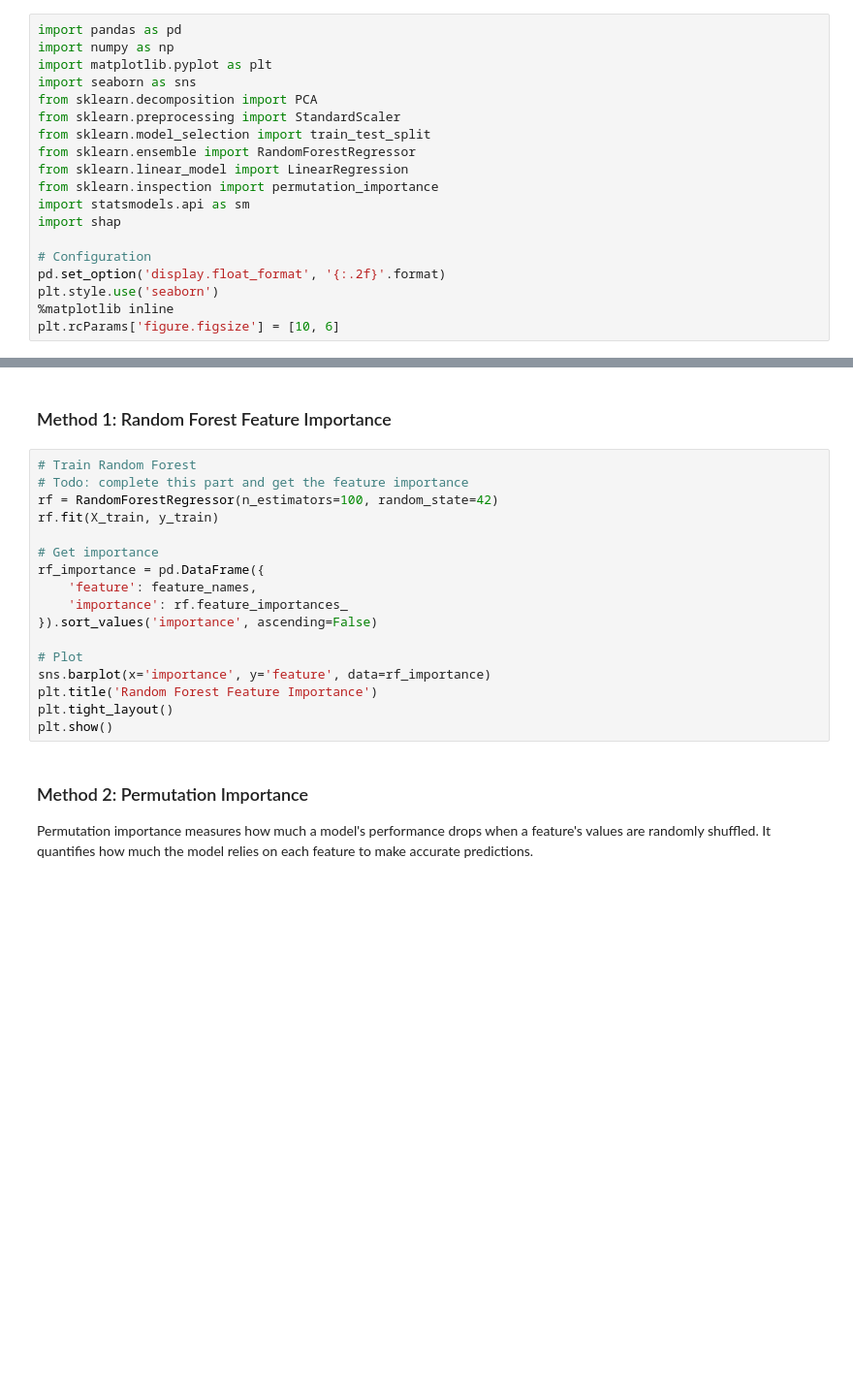
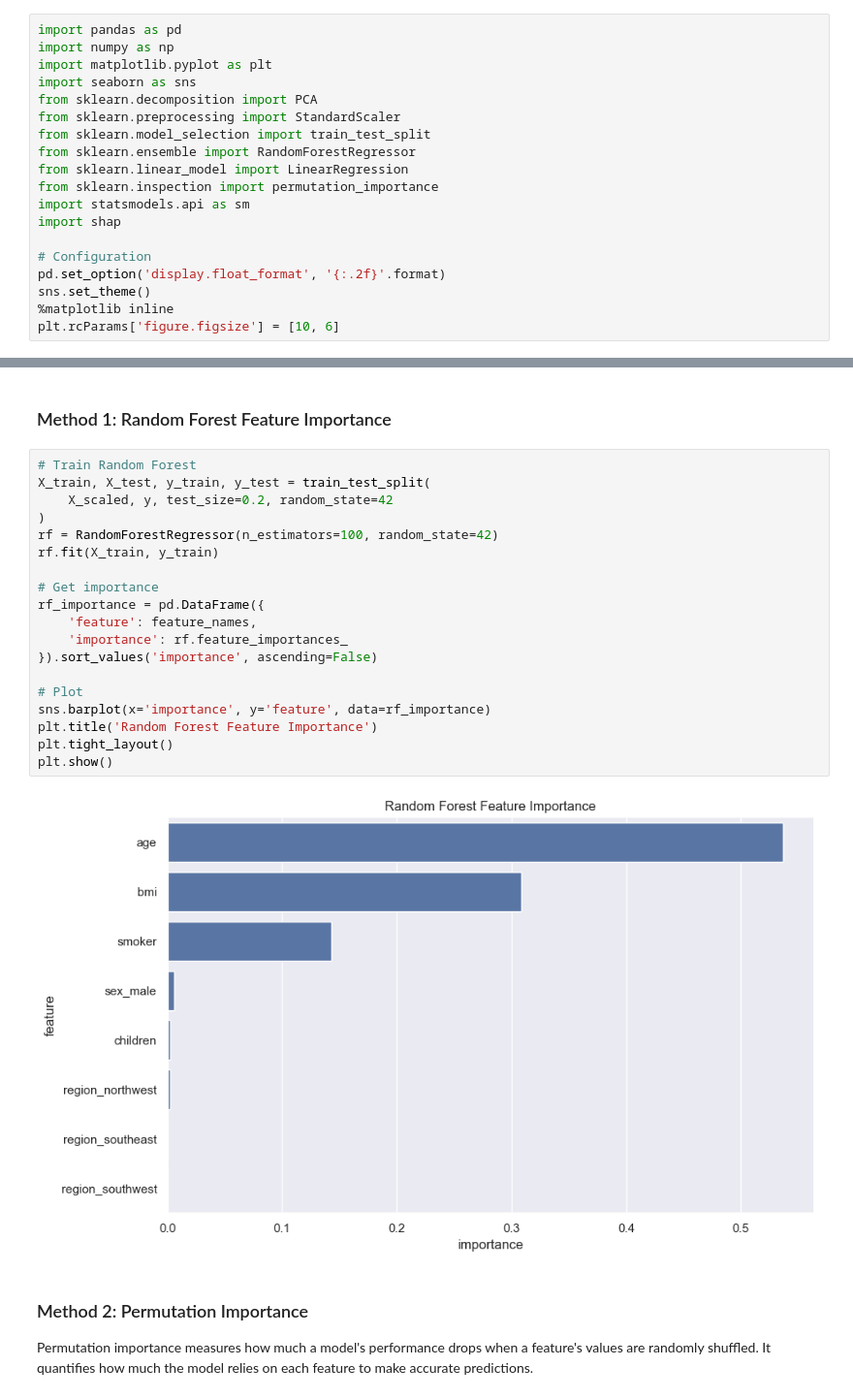
Before and after one commit to tianxi-Z2/Data-Science-Project--Healthcare-Cost-Analysis-Insurance-Pricing-Optimization, a Jupyter notebook: notebooks/4_feature_importance_analysis.ipynb, the cells around one changed output, grey strips where cells are left out. Shown: that part at 97% size. Drawn from its saved outputs; the diff is of its cells as text; blank space fills up the shorter version.

```diff
--- a/notebooks/4_feature_importance_analysis.ipynb
+++ b/notebooks/4_feature_importance_analysis.ipynb
@@ -20,7 +20,7 @@ import shap
 
 # Configuration
 pd.set_option('display.float_format', '{:.2f}'.format)
-plt.style.use('seaborn')
+sns.set_theme()
 %matplotlib inline
 plt.rcParams['figure.figsize'] = [10, 6]
 # %%
@@ -202,21 +207,25 @@ This suggests:
 ### Method 1: Random Forest Feature Importance
 # %%
 # Train Random Forest
-# Todo: complete this part and get the feature importance
+X_train, X_test, y_train, y_test = train_test_split(
+    X_scaled, y, test_size=0.2, random_state=42
+)
 rf = RandomForestRegressor(n_estimators=100, random_state=42)
 rf.fit(X_train, y_train)
 
 # Get importance
 rf_importance = pd.DataFrame({
     'feature': feature_names,
     'importance': rf.feature_importances_
 }).sort_values('importance', ascending=False)
 
 # Plot
 sns.barplot(x='importance', y='feature', data=rf_importance)
 plt.title('Random Forest Feature Importance')
 plt.tight_layout()
 plt.show()
+# %% [output]
+[figure, added]
 # %% [markdown]
 ### Method 2: Permutation Importance
 Permutation importance measures how much a model's performance drops when a feature's values are randomly shuffled. It quantifies how much the model relies on each feature to make accurate predictions.
```
Also changed, not shown: parts of 7 cells of this notebook, 19 other files.
